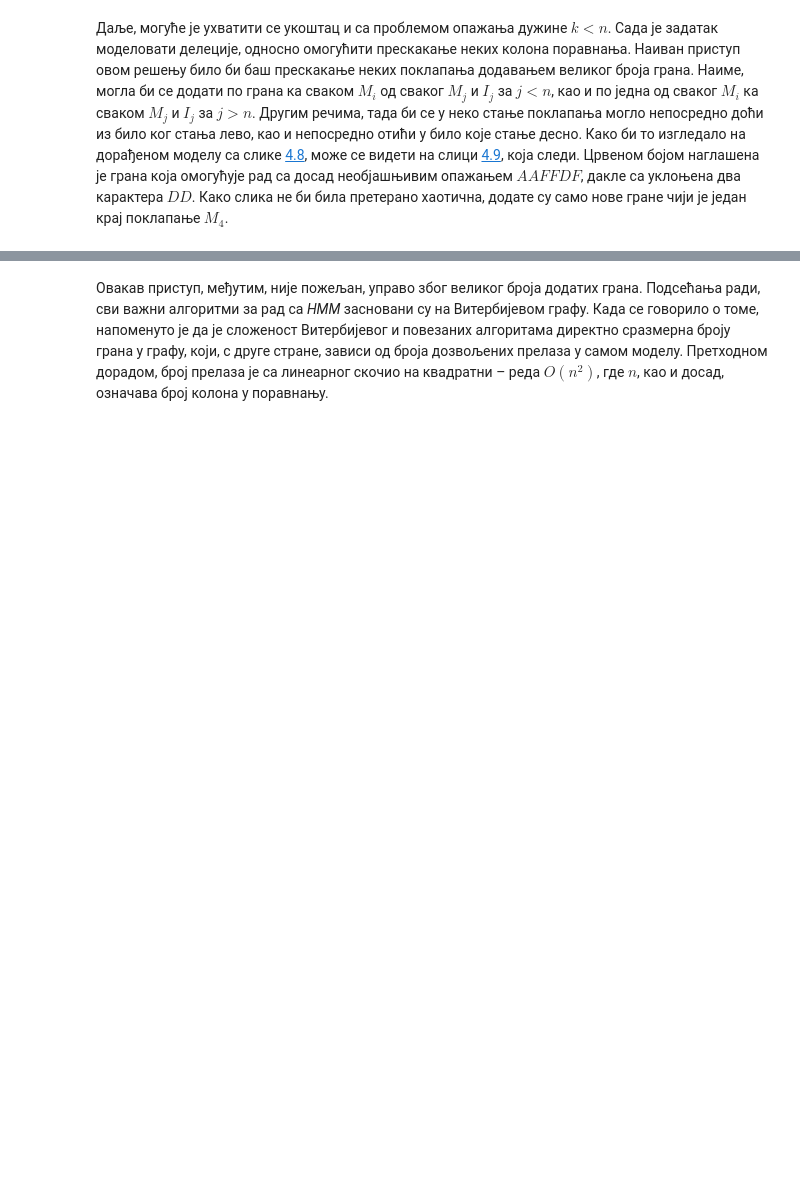
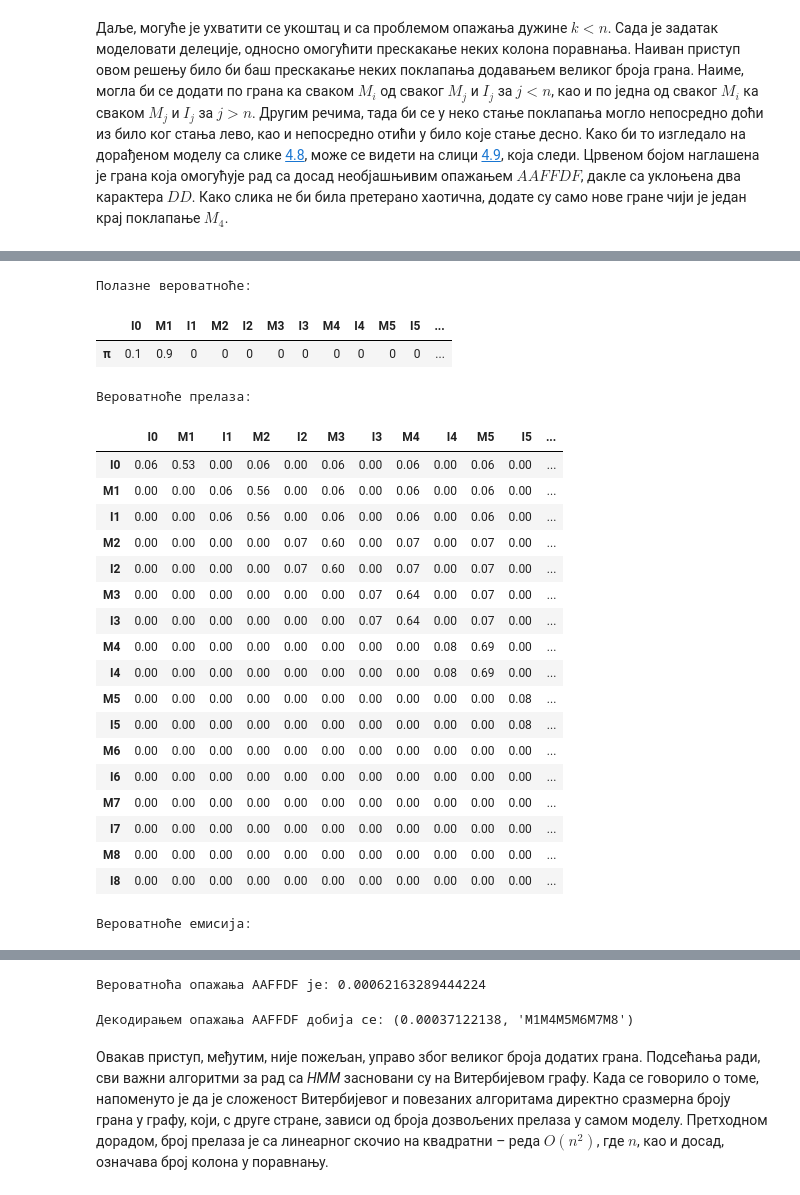
Before and after one commit to matfija/HMM-u-bioinformatici, a Jupyter notebook: lekcija/HMM-u-bioinformatici.ipynb, the cells around one changed output, grey strips where cells are left out. Cells and saved outputs as stored; diff of their text form; code cells hidden in the pictures; blank space fills up the shorter version.

```diff
--- a/lekcija/HMM-u-bioinformatici.ipynb
+++ b/lekcija/HMM-u-bioinformatici.ipynb
@@ -3694,3 +3844,69 @@ print('Вероватноћа опажања', o_kratko, 'је:', forward(profhm
 [4.9]: #fig:delecije1
 # %% [markdown]
 <figure><img src="../slike/delecije1.png" width="65%" id="fig:delecije1" /><figcaption style="text-align: center;"><b>Слика 4.9</b>: Наивна обрада делеција, према књизи</figcaption></figure>
+# %%
+# Додавање инсерција у профилни модел
+class ProfHMM(HMM):
+    # Конструкција према профилу
+    def __init__(self, prof):
+        # Читање азбуке емисија из профила
+        y = [*prof.keys()]
+
+        m = len(y)
+
+        # Читање броја стања (колона) из профила
+        n = len(prof[y[0]])
+
+        # Скуп скривених стања {I0, M1, I1, ..., Mn, In}
+        x = ['I0', *(f'{X}{i}' for i in range(1, n+1) for X in ('M', 'I'))]
+
+        # Обавезно почетно стање M1 ili I0; већа
+        # је вероватноћа поклапања него инсерције
+        pi = {xi: .9 if xi == 'M1' else .1 if xi == 'I0' else 0 for xi in x}
+
+        # Могућ велики број прелаза; већа је
+        # вероватноћа поклапања него инсерције
+        a = {xi: {xj: .9 if int(xj[-1]) == int(xi[-1])+1 and xj[0] == 'M'
+                  else .1 if int(xj[-1]) == int(xi[-1]) and xj[0] == 'I'
+                  else .1 if int(xi[-1]) < int(xj[-1]) and  xj[0] == 'M'
+                  else 0 for xj in x} for xi in x}
+
+        # Нормализација мапе прелаза
+        a = {xi: {xj: round(a[xi][xj]/sum(a[xi].values()), 2) for xj in x} for xi in x}
+
+        # Мапа емисија према профилу или
+        # равномерна у стањима инсерције
+        b = {xi: {yi: prof[yi][int(xi[-1])-1] if xi[0] == 'M' else 1/m for yi in y} for xi in x}
+
+        # Конструкција наткласе
+        super().__init__(a, b, pi)
+# %%
+# Прављење HMM-а са инсерцијама
+profhmm = ProfHMM(prof)
+# %%
+# Леп приказ модела
+prikazi(profhmm)
+# %% [output]
+Полазне вероватноће:
+|  | I0 | M1 | I1 | M2 | I2 | M3 | I3 | M4 | I4 | M5 | I5 | ... |
+| π | 0.1 | 0.9 | 0 | 0 | 0 | 0 | 0 | 0 | 0 | 0 | 0 | ... |
+Вероватноће прелаза:
+|  | I0 | M1 | I1 | M2 | I2 | M3 | I3 | M4 | I4 | M5 | I5 | ... |
+| I0 | 0.06 | 0.53 | 0.00 | 0.06 | 0.00 | 0.06 | 0.00 | 0.06 | 0.00 | 0.06 | 0.00 | ... |
+| M1 | 0.00 | 0.00 | 0.06 | 0.56 | 0.00 | 0.06 | 0.00 | 0.06 | 0.00 | 0.06 | 0.00 | ... |
+| I1 | 0.00 | 0.00 | 0.06 | 0.56 | 0.00 | 0.06 | 0.00 | 0.06 | 0.00 | 0.06 | 0.00 | ... |
+| M2 | 0.00 | 0.00 | 0.00 | 0.00 | 0.07 | 0.60 | 0.00 | 0.07 | 0.00 | 0.07 | 0.00 | ... |
+| I2 | 0.00 | 0.00 | 0.00 | 0.00 | 0.07 | 0.60 | 0.00 | 0.07 | 0.00 | 0.07 | 0.00 | ... |
+| M3 | 0.00 | 0.00 | 0.00 | 0.00 | 0.00 | 0.00 | 0.07 | 0.64 | 0.00 | 0.07 | 0.00 | ... |
+| I3 | 0.00 | 0.00 | 0.00 | 0.00 | 0.00 | 0.00 | 0.07 | 0.64 | 0.00 | 0.07 | 0.00 | ... |
+| M4 | 0.00 | 0.00 | 0.00 | 0.00 | 0.00 | 0.00 | 0.00 | 0.00 | 0.08 | 0.69 | 0.00 | ... |
+| I4 | 0.00 | 0.00 | 0.00 | 0.00 | 0.00 | 0.00 | 0.00 | 0.00 | 0.08 | 0.69 | 0.00 | ... |
+| M5 | 0.00 | 0.00 | 0.00 | 0.00 | 0.00 | 0.00 | 0.00 | 0.00 | 0.00 | 0.00 | 0.08 | ... |
+| I5 | 0.00 | 0.00 | 0.00 | 0.00 | 0.00 | 0.00 | 0.00 | 0.00 | 0.00 | 0.00 | 0.08 | ... |
+| M6 | 0.00 | 0.00 | 0.00 | 0.00 | 0.00 | 0.00 | 0.00 | 0.00 | 0.00 | 0.00 | 0.00 | ... |
+| I6 | 0.00 | 0.00 | 0.00 | 0.00 | 0.00 | 0.00 | 0.00 | 0.00 | 0.00 | 0.00 | 0.00 | ... |
+| M7 | 0.00 | 0.00 | 0.00 | 0.00 | 0.00 | 0.00 | 0.00 | 0.00 | 0.00 | 0.00 | 0.00 | ... |
+| I7 | 0.00 | 0.00 | 0.00 | 0.00 | 0.00 | 0.00 | 0.00 | 0.00 | 0.00 | 0.00 | 0.00 | ... |
+| M8 | 0.00 | 0.00 | 0.00 | 0.00 | 0.00 | 0.00 | 0.00 | 0.00 | 0.00 | 0.00 | 0.00 | ... |
+| I8 | 0.00 | 0.00 | 0.00 | 0.00 | 0.00 | 0.00 | 0.00 | 0.00 | 0.00 | 0.00 | 0.00 | ... |
+Вероватноће емисија:
@@ -3697,3 +3931,14 @@ print('Вероватноћа опажања', o_kratko, 'је:', forward(profhm
+# %%
+# Вероватноћа опажања дужине 6 = k < n = 8
+print('Вероватноћа опажања', o_kratko, 'је:', forward(profhmm, o_kratko))
+# %% [output]
+Вероватноћа опажања AAFFDF је: 0.00062163289444224
+# %%
+# Рачунање вероватноће при путу
+print('Декодирањем опажања', o_kratko, 'добија се:',
+      viterbi_dekodiranje(profhmm, o_kratko))
+# %% [output]
+Декодирањем опажања AAFFDF добија се: (0.00037122138, 'M1M4M5M6M7M8')
 # %% [markdown]
 Овакав приступ, међутим, није пожељан, управо због великог броја додатих грана. Подсећања ради, сви важни алгоритми за рад са *HMM* засновани су на Витербијевом графу. Када се говорило о томе, напоменуто је да је сложеност Витербијевог и повезаних алгоритама директно сразмерна броју грана у графу, који, с друге стране, зависи од броја дозвољених прелаза у самом моделу. Претходном дорадом, број прелаза је са линеарног скочио на квадратни – реда $O(n^2)$, где $n$, као и досад, означава број колона у поравнању.
 # %% [markdown]
```
Also changed, not shown: parts of 10 cells of this notebook, 1 other file.
